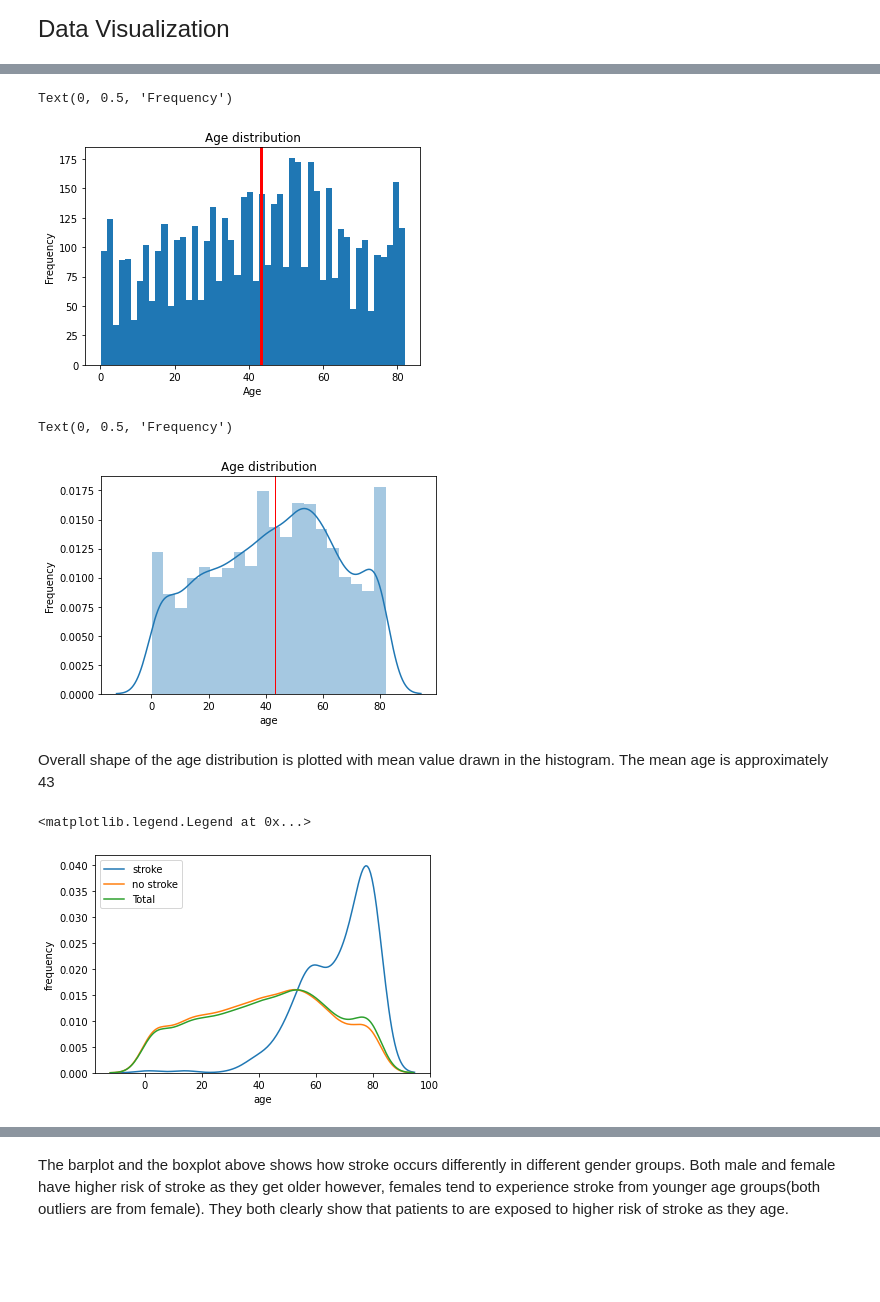
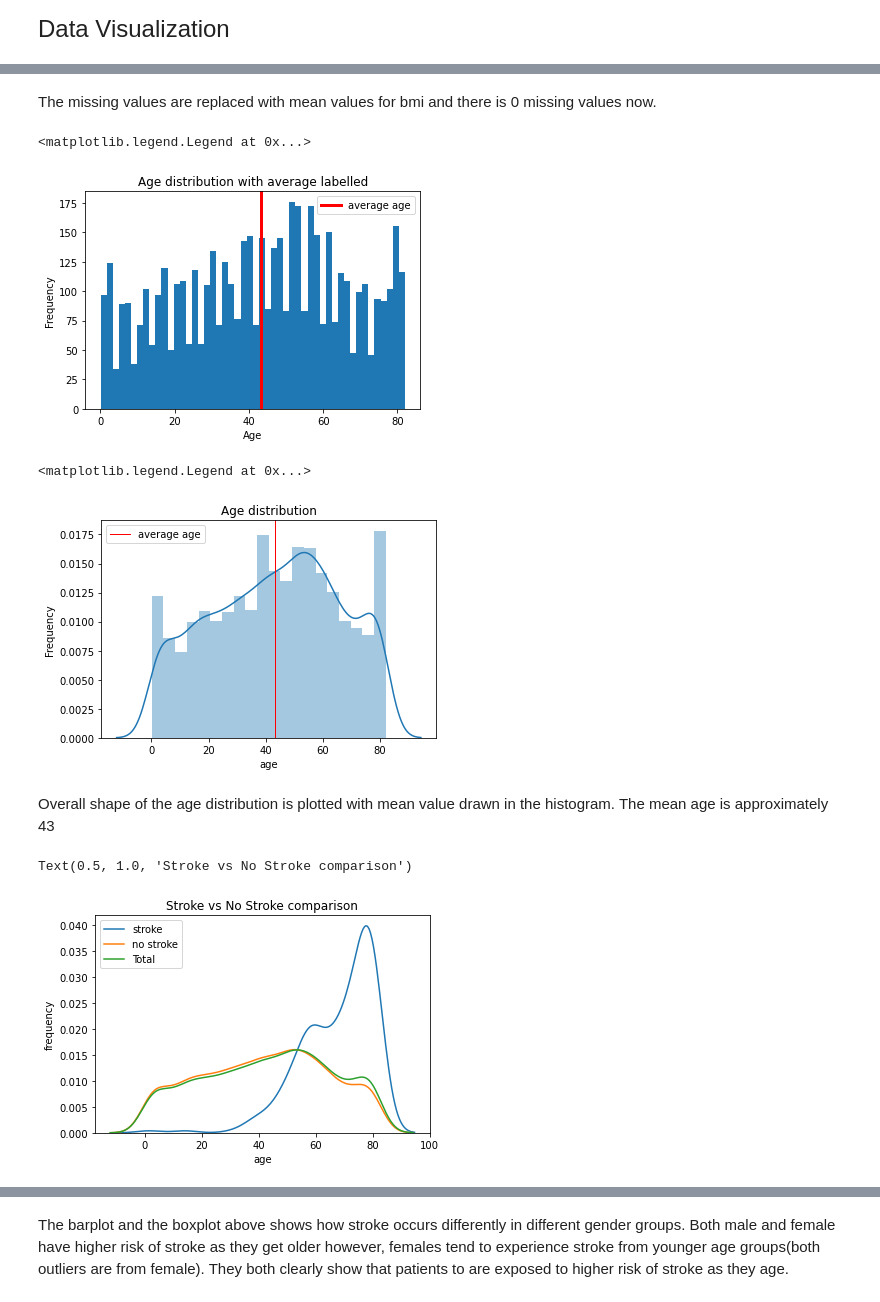
Before and after one commit to paulkimDSN/Capstone-2-Data-wranglling, a Jupyter notebook: EDA.ipynb, the cells around one changed output, grey strips where cells are left out. Saved outputs shown, nothing was run; the diff lists cells and outputs as text; code cells hidden in the pictures; blank space fills up the shorter version.

Commit message:
updated labels, title, bmi

```diff
--- a/EDA.ipynb
+++ b/EDA.ipynb
@@ -110,0 +124,2 @@ Overall proportion of the patients with stroke is calculated from the dataset. T
+# %%
+df['bmi']=df['bmi'].fillna(df['bmi'].mean())
@@ -111,29 +141,34 @@ Overall proportion of the patients with stroke is calculated from the dataset. T
+# %% [markdown]
+The missing values are replaced with mean values for bmi and there is 0 missing values now.
 # %%
 plt.hist(x='age',data=df,bins=50,histtype='bar')
-plt.axvline(df['age'].mean(), color='red', linewidth=3)
-plt.title('Age distribution')
+plt.axvline(df['age'].mean(), color='red', linewidth=3,label=str('average age'))
+plt.title('Age distribution with average labelled')
 plt.xlabel('Age')
 plt.ylabel('Frequency')
+plt.legend()
 # %% [output]
-Text(0, 0.5, 'Frequency')
+<matplotlib.legend.Legend at 0x...>
-[figure, old version]
+[figure, new version]
 # %%
 sns.distplot(df['age'])
-plt.axvline(df['age'].mean(), color='red', linewidth=1)
+plt.axvline(df['age'].mean(), color='red', linewidth=1,label=str('average age'))
 plt.title('Age distribution')
 plt.ylabel('Frequency')
+plt.legend()
 # %% [output]
-Text(0, 0.5, 'Frequency')
+<matplotlib.legend.Legend at 0x...>
-[figure, old version]
+[figure, new version]
 # %% [markdown]
 Overall shape of the age distribution is plotted with mean value drawn in the histogram. The mean age is approximately 43
 # %%
 sns.kdeplot('age',data=df[df.stroke==1],label='stroke')
 sns.kdeplot('age',data=df[df.stroke==0],label='no stroke')
 sns.kdeplot('age',data=df,label='Total')
 plt.ylabel('frequency')
 plt.legend()
+plt.title('Stroke vs No Stroke comparison')
 # %% [output]
-<matplotlib.legend.Legend at 0x...>
+Text(0.5, 1.0, 'Stroke vs No Stroke comparison')
-[figure, old version]
+[figure, new version]
 # %% [markdown]
```
Also changed, not shown: parts of 15 cells of this notebook.
